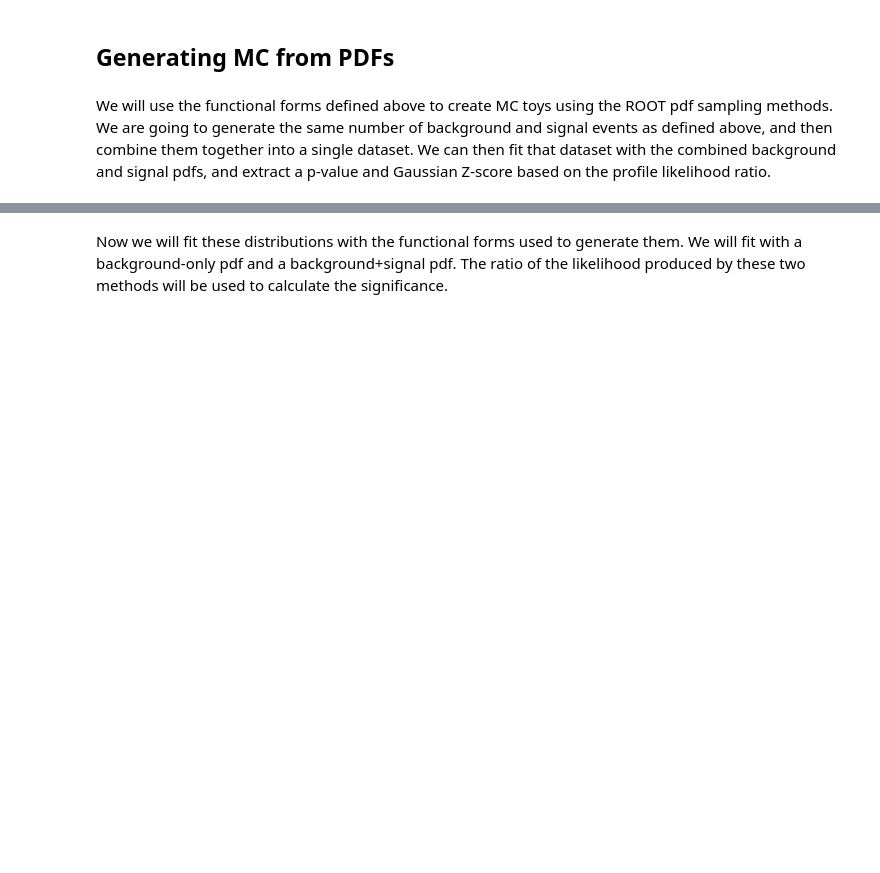
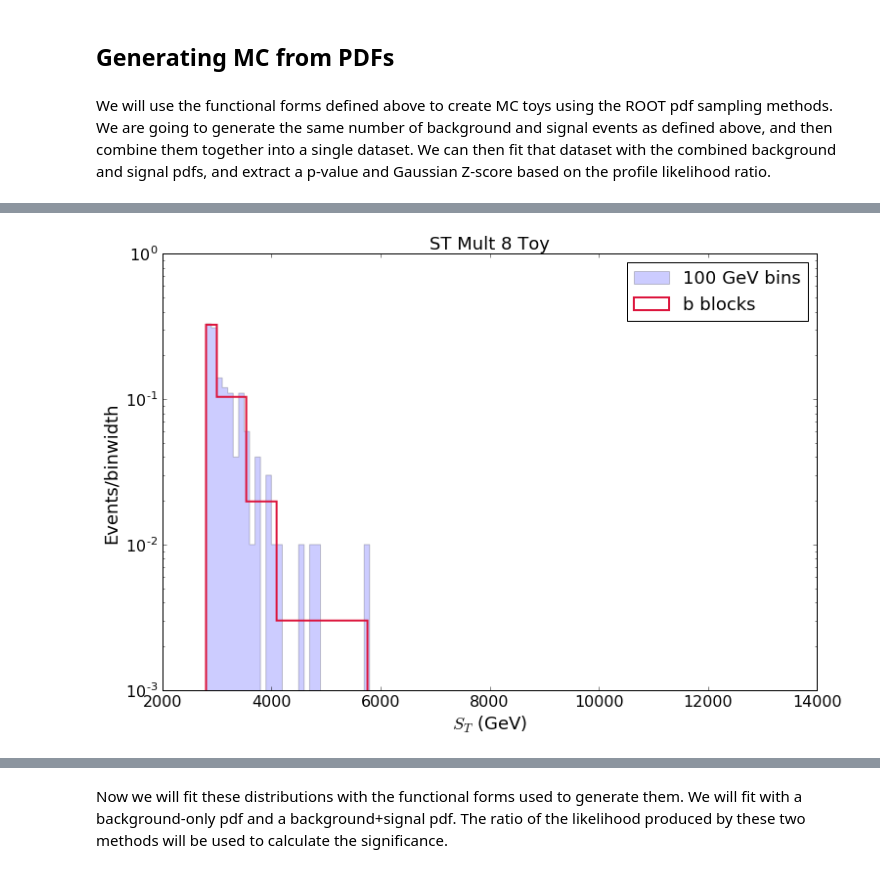
Before and after one commit to pollackscience/BayesianBlocks, a Jupyter notebook: bb/hep/bh_writeup.ipynb, the cells around one changed output, grey strips where cells are left out. Saved outputs shown, nothing was run; the diff lists cells and outputs as text; code cells hidden in the pictures; blank space fills up the shorter version.

```diff
--- a/bb/hep/bh_writeup.ipynb
+++ b/bb/hep/bh_writeup.ipynb
@@ -116,12 +145,14 @@ ax.set_ylim(ymin=0.00001)
 # %%
 import warnings
 warnings.filterwarnings("ignore")
 
-bb_bc, bb_be = make_bb_plot_v2(mc_bg, 0.02, bb_dir+'/plots/', hrange=xlimits, scale='binwidth',
+bc_bg, be_bb = make_bb_plot_v2(mc_bg, 0.02, bb_dir+'/plots/', hrange=xlimits, scale='binwidth',
                 title='ST Mult 8 Toy',
                xlabel=r'$S_T$ (GeV)', ylabel='Events/binwidth', save_name='bh_bg_hist', logy=True)
-bb_be[-1] = bb_be[-1]+0.1
-bb_be=np.append(bb_be, [13000])
-bb_be[0] = 2800
+be_bb[-1] = be_bb[-1]+0.1
+be_bb=np.append(be_bb, [13000])
+be_bb[0] = 2800
 #ax.set_yscale("log", nonposy='clip')
 #ax.set_ylim(ymin=0.00001)
+# %% [output]
+[figure, added]
```
Also changed, not shown: parts of 16 cells of this notebook, 4 other files.
